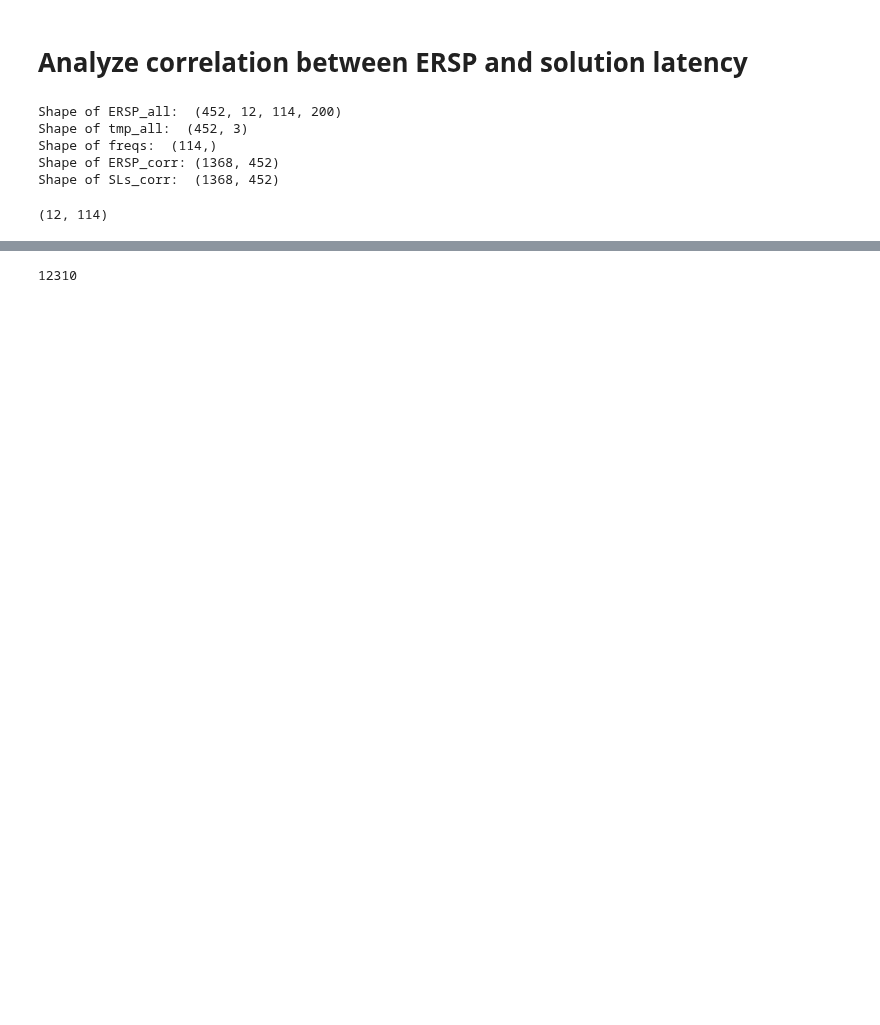
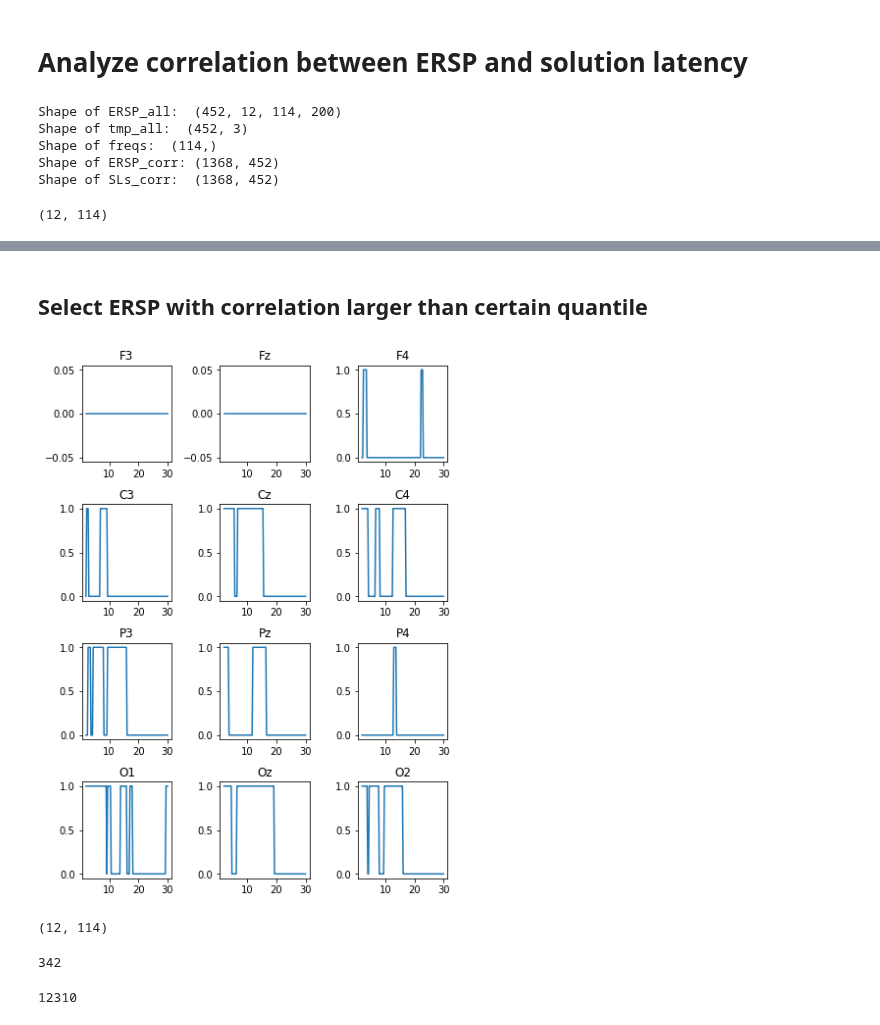
Before and after one commit to hundredball/Math24, a Jupyter notebook: Ginny_ERSP/Analyze_data.ipynb, the cells around one changed output, grey strips where cells are left out. Cells and saved outputs as stored; diff of their text form; code cells hidden in the pictures; blank space fills up the shorter version.

```diff
--- a/Ginny_ERSP/Analyze_data.ipynb
+++ b/Ginny_ERSP/Analyze_data.ipynb
@@ -56,3 +56,31 @@ fig.savefig('./results/corr_ERSP_SL.png')
+# %% [markdown]
+## Select ERSP with correlation larger than certain quantile
+# %%
+abs_corr = abs(corr_ERSP_SLs)
+
+select_indices = np.zeros(abs_corr.shape)
+select_indices[abs_corr >= np.quantile(abs_corr, 0.75)] = 1
+
+fig, axs = plt.subplots(4, 3, figsize=(6, 8))
+for i_fig in range(12):
+
+    row_fig = i_fig//3
+    col_fig = i_fig%3
+
+    axs[row_fig, col_fig].plot(freqs, select_indices[i_fig,:])
+    axs[row_fig, col_fig].set_title(channels[i_fig])
+
+fig.tight_layout(pad=1.0)
+# %% [output]
+[figure, added]
+# %%
+corr_ERSP_SLs.shape
+# %% [output]
+(12, 114)
+# %%
+np.sum(abs_corr>0.12996)
+# %% [output]
+342
 # %%
 A = '1234'
 # %%
```
Also changed, not shown: parts of 1 cell of this notebook, 2 other files.
